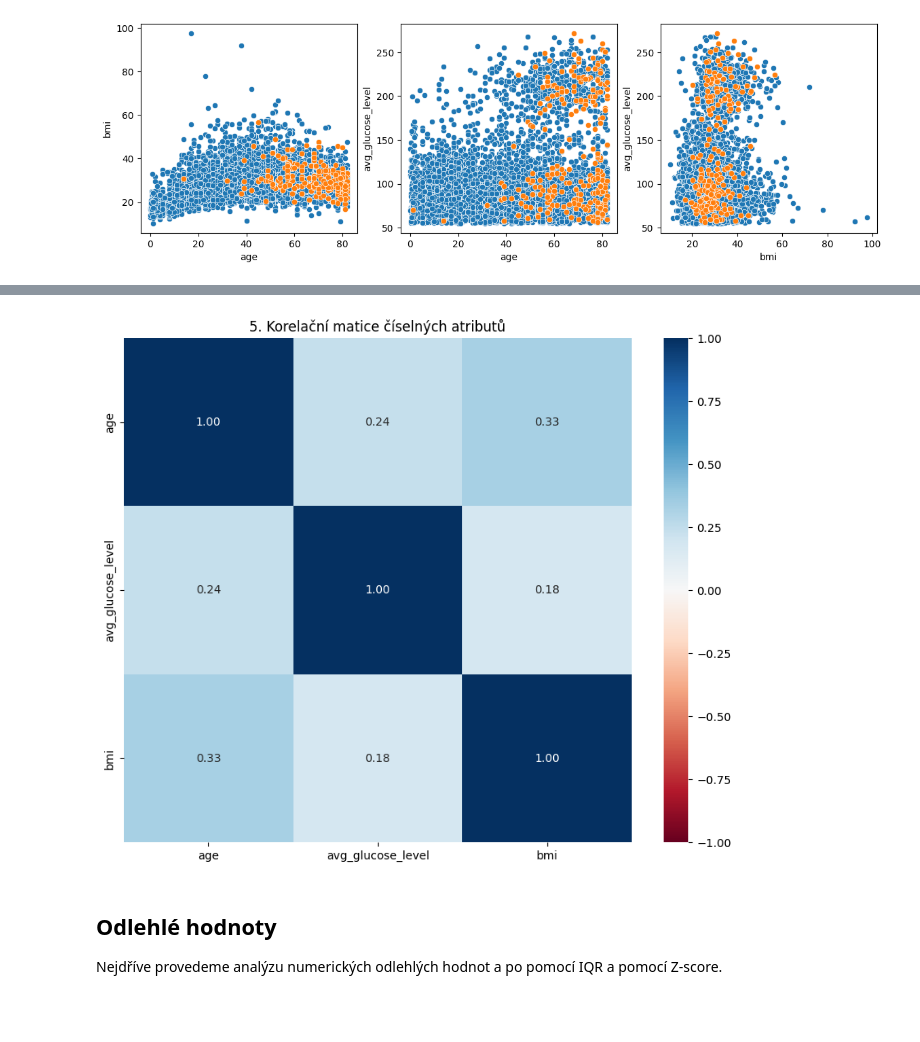
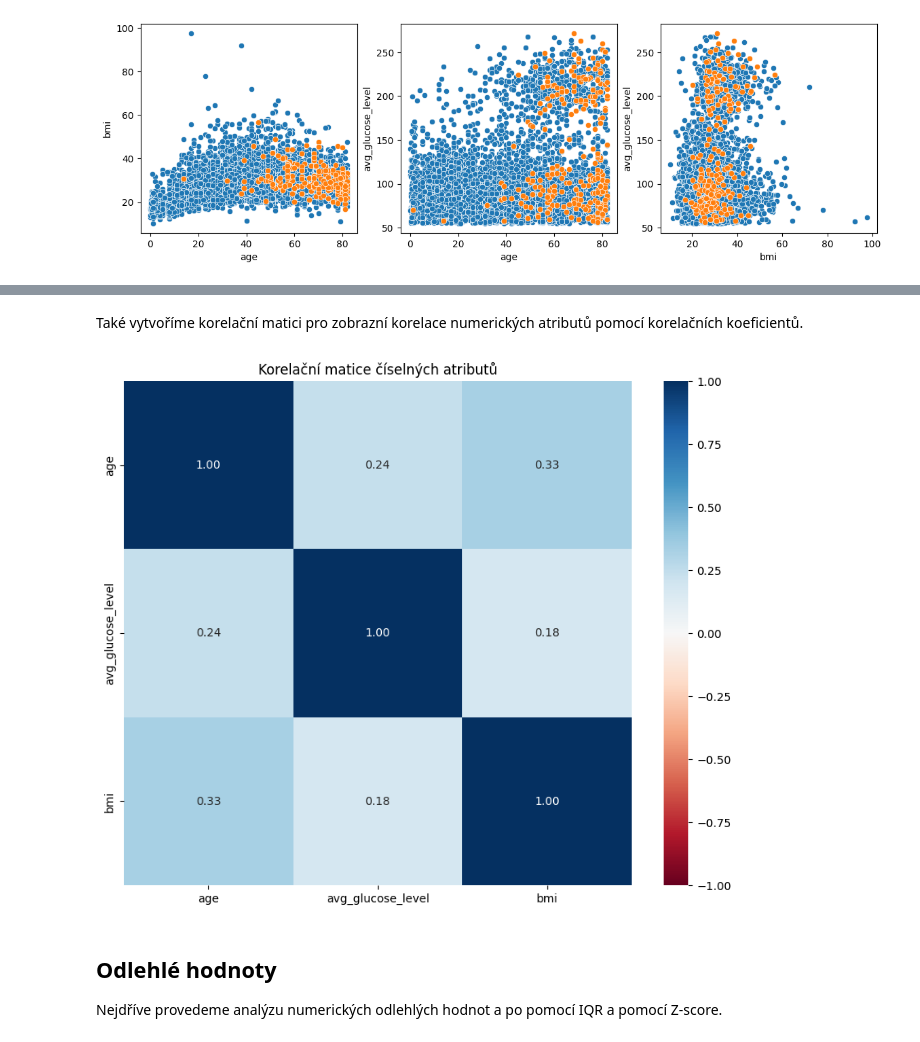
Before and after one commit to LukasKotoun/UPA, a Jupyter notebook: 3/analysis.ipynb, the cells around one changed output, grey strips where cells are left out. Saved outputs shown, nothing was run; the diff lists cells and outputs as text; code cells hidden in the pictures; blank space fills up the shorter version.

```diff
--- a/3/analysis.ipynb
+++ b/3/analysis.ipynb
@@ -151,9 +157,11 @@ plt.show()
+# %% [markdown]
+Také vytvoříme korelační matici pro zobrazní korelace numerických atributů pomocí korelačních koeficientů.
 # %%
 plt.figure(figsize=(10, 8))
 corr_matrix = df[numerical].corr()
 sns.heatmap(corr_matrix, annot=True, cmap='RdBu', fmt=".2f", vmin=-1, vmax=1)
-plt.title('5. Korelační matice číselných atributů')
+plt.title('Korelační matice číselných atributů')
 plt.show()
 # %% [output]
-[figure, old version]
+[figure, new version]
 # %%
```
Also changed, not shown: parts of 14 cells of this notebook.
